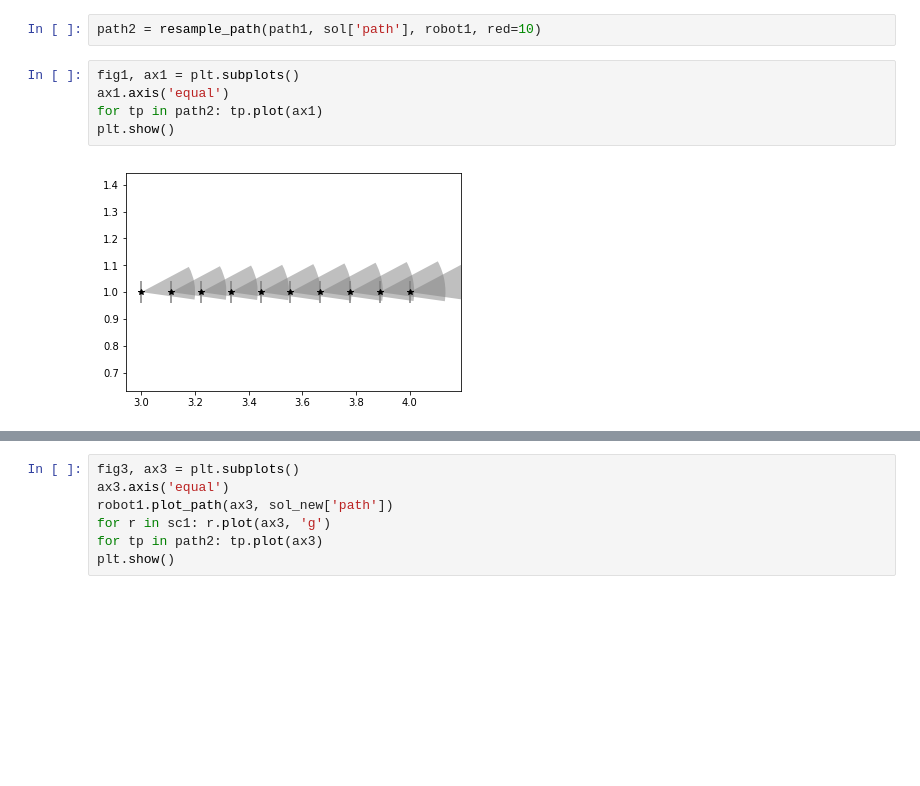
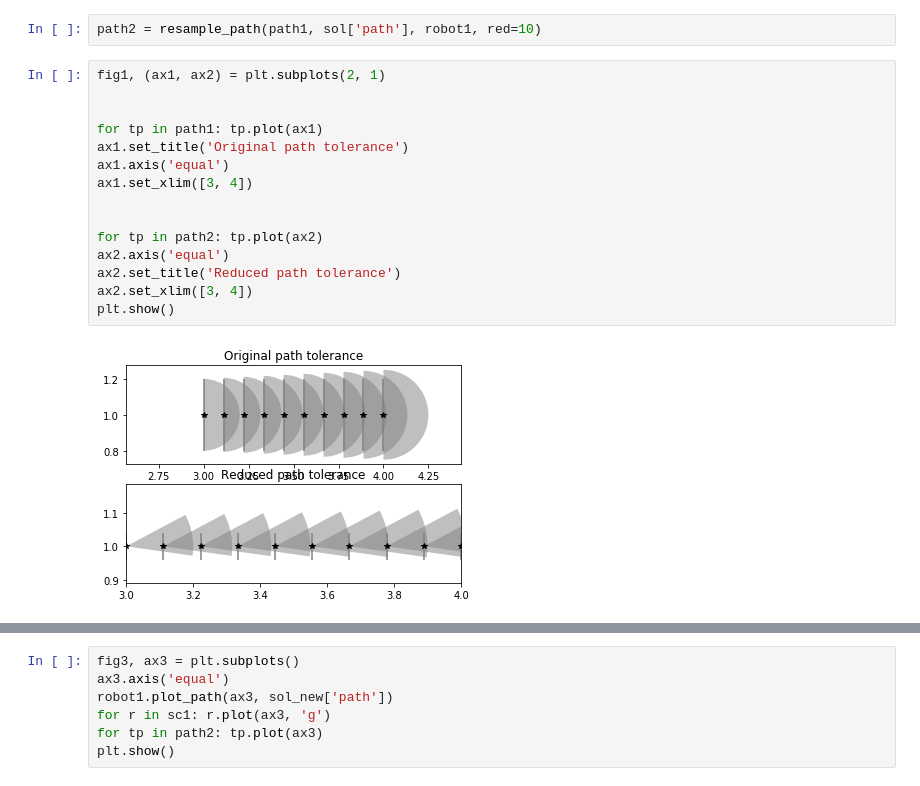
Before and after one commit to JeroenDM/planar_python_robotics, a Jupyter notebook: incremental_grid_refining.ipynb, the cells around one changed output, grey strips where cells are left out. Drawn from its saved outputs; the diff is of its cells as text; blank space fills up the shorter version.

```diff
--- a/incremental_grid_refining.ipynb
+++ b/incremental_grid_refining.ipynb
@@ -83,12 +84,22 @@ def resample_path(path, q_sol, robot, *arg, **kwarg):
 # %%
 path2 = resample_path(path1, sol['path'], robot1, red=10)
 # %%
-fig1, ax1 = plt.subplots()
+fig1, (ax1, ax2) = plt.subplots(2, 1)
+
+
+for tp in path1: tp.plot(ax1)
+ax1.set_title('Original path tolerance')
 ax1.axis('equal')
-for tp in path2: tp.plot(ax1)
+ax1.set_xlim([3, 4])
+
+
+for tp in path2: tp.plot(ax2)
+ax2.axis('equal')
+ax2.set_title('Reduced path tolerance')
+ax2.set_xlim([3, 4])
 plt.show()
 # %% [output]
-[figure, old version]
+[figure, new version]
 # %%
 path_js_new = cart_to_joint(robot1, path2, check_collision=True, scene=sc1)
 print([len(qp) for qp in path_js])
```
Also changed, not shown: parts of 3 cells of this notebook, 3 other files.
